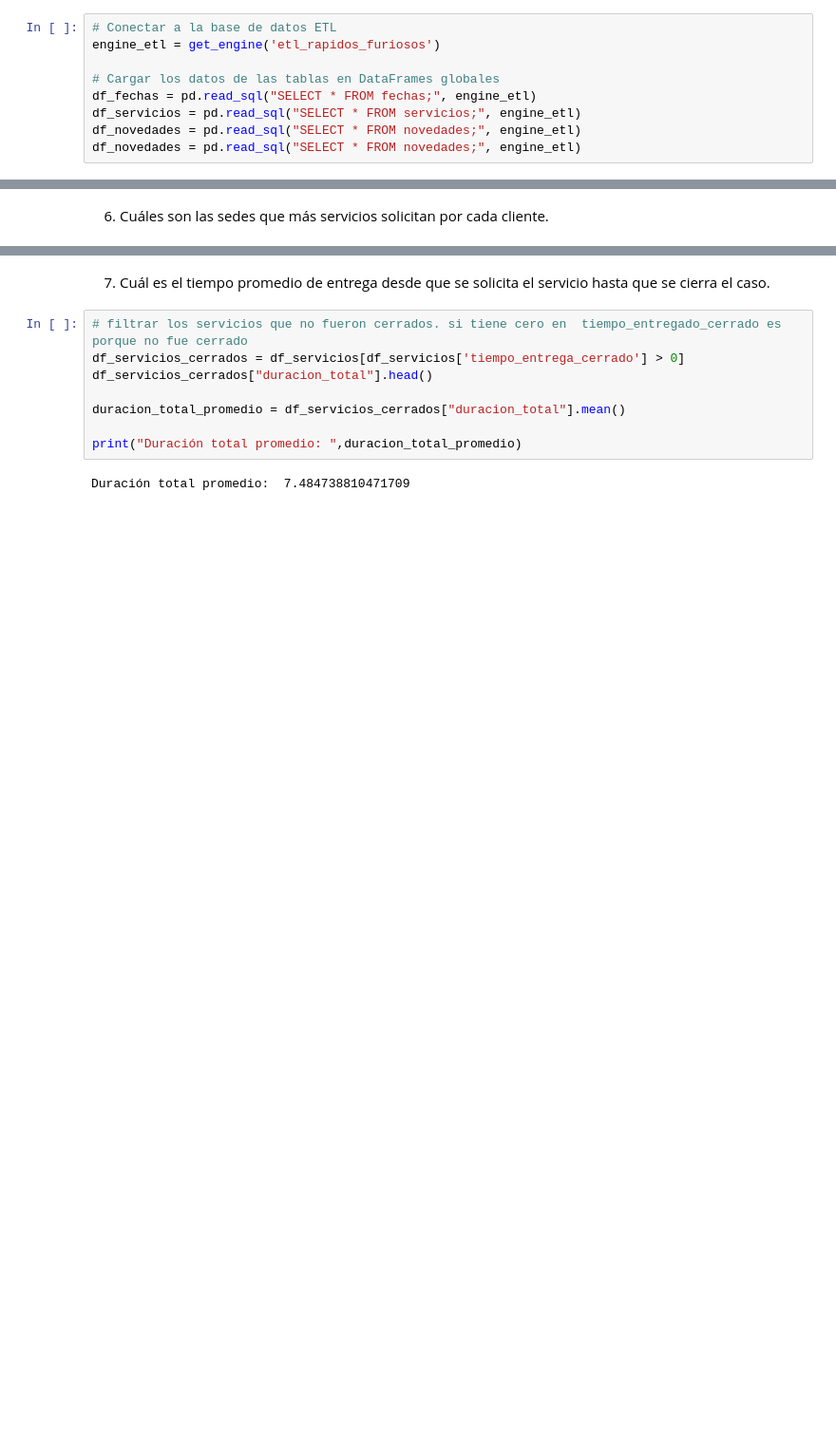
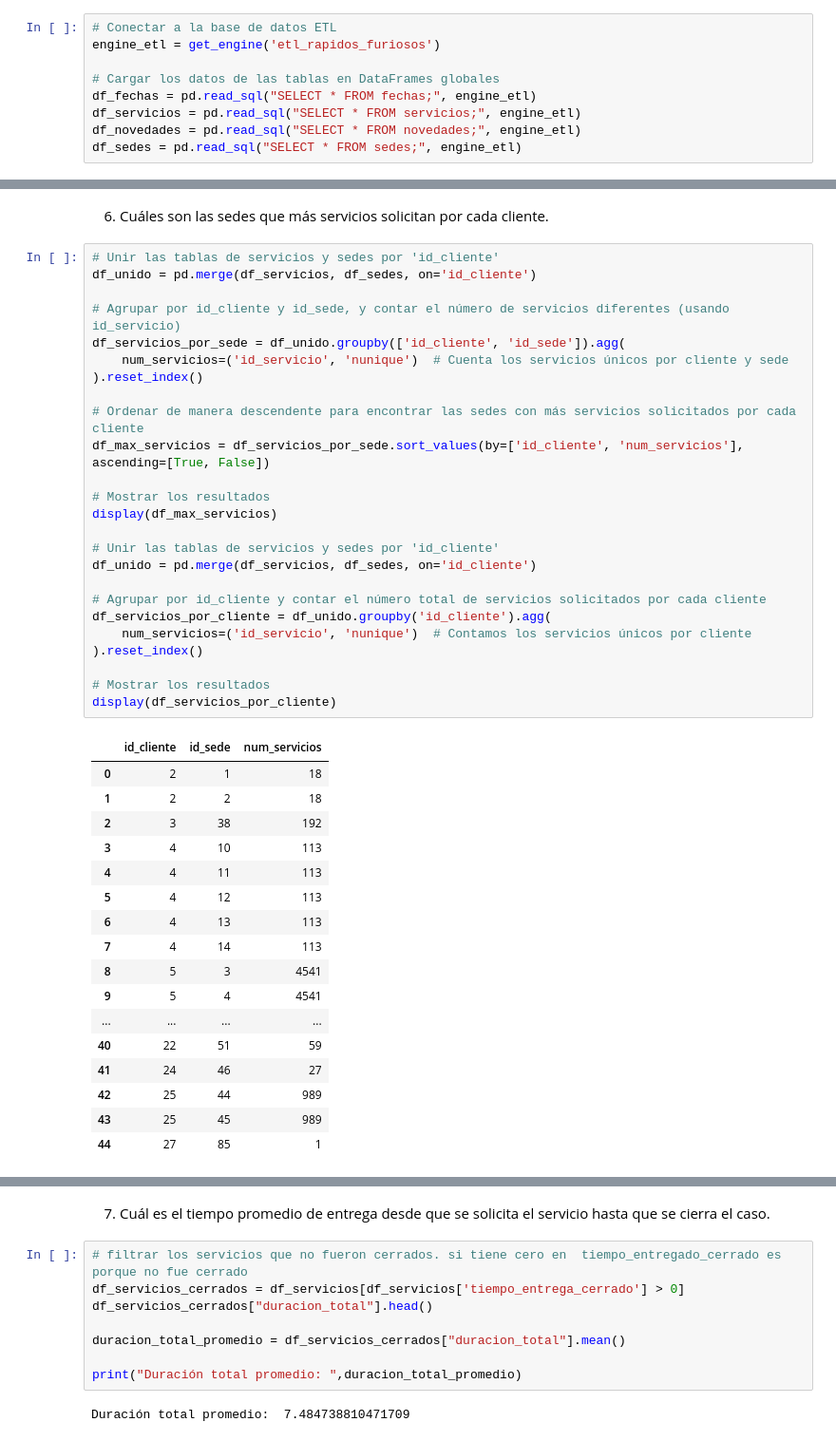
Before and after one commit to Alejandro1221/Rapido-Furioso, a Jupyter notebook: Untitled.ipynb, the cells around one changed output, grey strips where cells are left out. Shown at 95% size. Drawn from its saved outputs; the diff is of its cells as text; blank space fills up the shorter version.

```diff
--- a/Untitled.ipynb
+++ b/Untitled.ipynb
@@ -16,7 +16,7 @@ engine_etl = get_engine('etl_rapidos_furiosos')
 df_fechas = pd.read_sql("SELECT * FROM fechas;", engine_etl)
 df_servicios = pd.read_sql("SELECT * FROM servicios;", engine_etl)
 df_novedades = pd.read_sql("SELECT * FROM novedades;", engine_etl)
-df_novedades = pd.read_sql("SELECT * FROM novedades;", engine_etl)
+df_sedes = pd.read_sql("SELECT * FROM sedes;", engine_etl)
 # %% [raw]
 1) En qué meses del año los clientes solicitan más servicios de mensajería
 # %%
@@ -310,2 +342,45 @@ Data columns (total 32 columns):
 # %% [markdown]
 6) Cuáles son las sedes que más servicios solicitan por cada cliente.
+# %%
+# Unir las tablas de servicios y sedes por 'id_cliente'
+df_unido = pd.merge(df_servicios, df_sedes, on='id_cliente')
+
+# Agrupar por id_cliente y id_sede, y contar el número de servicios diferentes (usando id_servicio)
+df_servicios_por_sede = df_unido.groupby(['id_cliente', 'id_sede']).agg(
+    num_servicios=('id_servicio', 'nunique')  # Cuenta los servicios únicos por cliente y sede
+).reset_index()
+
+# Ordenar de manera descendente para encontrar las sedes con más servicios solicitados por cada cliente
+df_max_servicios = df_servicios_por_sede.sort_values(by=['id_cliente', 'num_servicios'], ascending=[True, False])
+
+# Mostrar los resultados
+display(df_max_servicios)
+
+# Unir las tablas de servicios y sedes por 'id_cliente'
+df_unido = pd.merge(df_servicios, df_sedes, on='id_cliente')
+
+# Agrupar por id_cliente y contar el número total de servicios solicitados por cada cliente
+df_servicios_por_cliente = df_unido.groupby('id_cliente').agg(
+    num_servicios=('id_servicio', 'nunique')  # Contamos los servicios únicos por cliente
+).reset_index()
+
+# Mostrar los resultados
+display(df_servicios_por_cliente)
+# %% [output]
+|  | id_cliente | id_sede | num_servicios |
+| 0 | 2 | 1 | 18 |
+| 1 | 2 | 2 | 18 |
+| 2 | 3 | 38 | 192 |
+| 3 | 4 | 10 | 113 |
+| 4 | 4 | 11 | 113 |
+| 5 | 4 | 12 | 113 |
+| 6 | 4 | 13 | 113 |
+| 7 | 4 | 14 | 113 |
+| 8 | 5 | 3 | 4541 |
+| 9 | 5 | 4 | 4541 |
+| ... | ... | ... | ... |
+| 40 | 22 | 51 | 59 |
+| 41 | 24 | 46 | 27 |
+| 42 | 25 | 44 | 989 |
+| 43 | 25 | 45 | 989 |
+| 44 | 27 | 85 | 1 |
```
Also changed, not shown: parts of 2 cells of this notebook.
